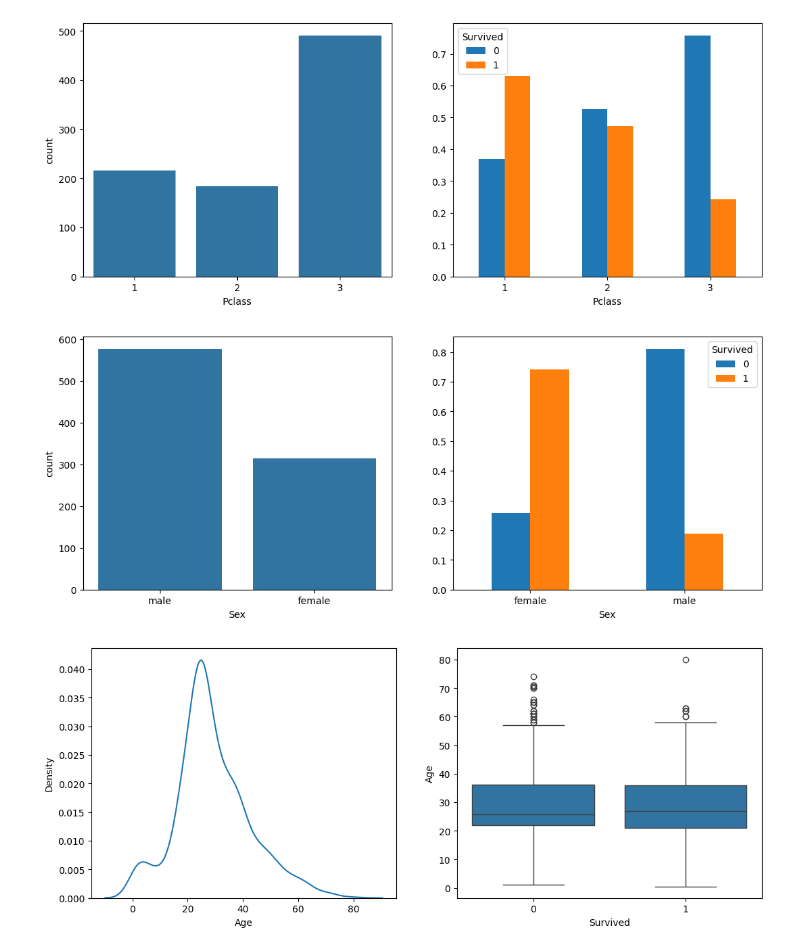
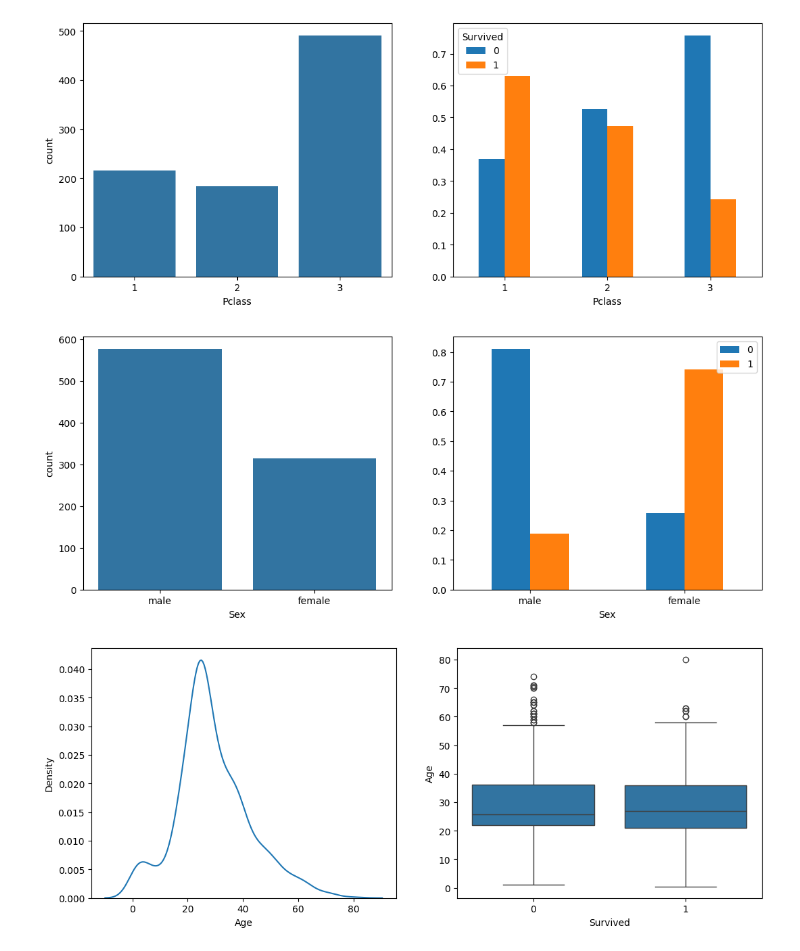
Before and after one commit to AlexanderDBell/TheDeveloperAcademy-Bootcamp, a Jupyter notebook: 7. Logistic Regression/logistic_regression.ipynb, the cells around one changed output. Saved outputs shown, nothing was run; the diff lists cells and outputs as text; code cells hidden in the pictures.

Commit message:
improved some plots

```diff
--- a/7. Logistic Regression/logistic_regression.ipynb
+++ b/7. Logistic Regression/logistic_regression.ipynb
@@ -216,11 +216,12 @@ plt.show()
 # %%
 fig, ax = plt.subplots(1, 2, figsize=(12.8, 4.8))
 
 sns.barplot(train_df.Sex.value_counts(), ax=ax[0])
-pd.crosstab(train_df.Sex, train_df.Survived, normalize='index').plot(kind='bar', rot=0, ax=ax[1])
+pd.crosstab(train_df.Sex, train_df.Survived, normalize='index').reindex(['male', 'female']).plot(kind='bar', rot=0, ax=ax[1])
+plt.legend(loc='upper right')
 plt.show()
 # %% [output]
-[figure, old version]
+[figure, new version]
 # %%
 fig, ax = plt.subplots(1, 2, figsize=(12.8, 4.8))
 
```
Also changed, not shown: parts of 1 cell of this notebook.
